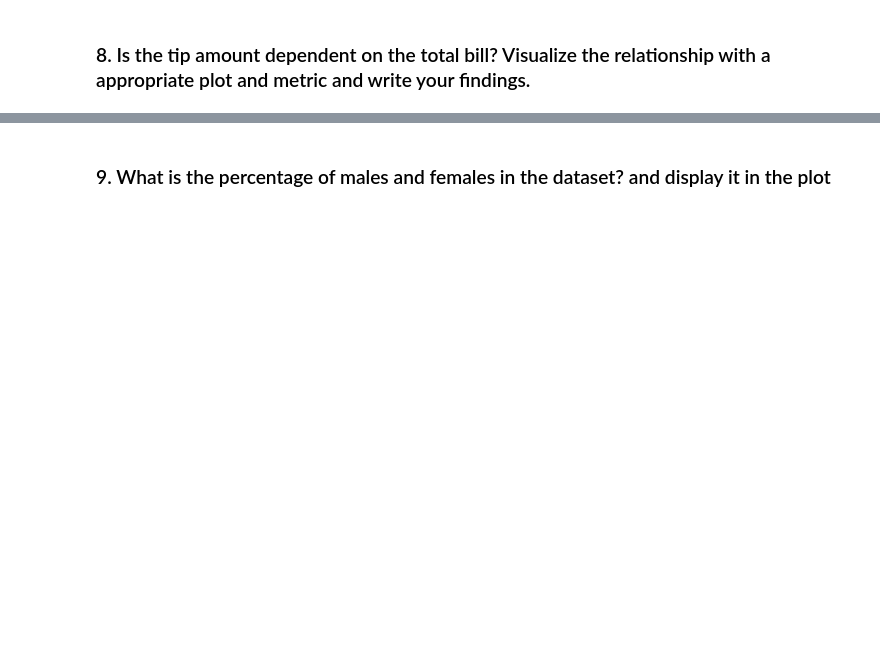
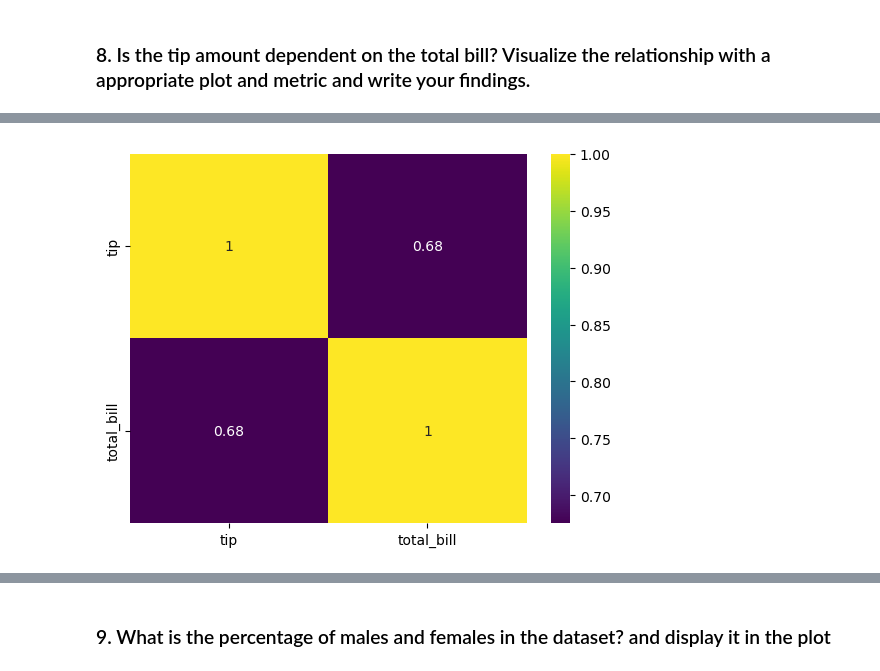
Before and after one commit to GowdthamMS/Gowdtham_M_S-Lab2_Python_for_DS, a Jupyter notebook: Lab 2 - Problem Statement (Python for DS).ipynb, the cells around one changed output, grey strips where cells are left out. Saved outputs shown, nothing was run; the diff lists cells and outputs as text; code cells hidden in the pictures; blank space fills up the shorter version.

```diff
--- a/Lab 2 - Problem Statement (Python for DS).ipynb
+++ b/Lab 2 - Problem Statement (Python for DS).ipynb
@@ -91,3 +136,5 @@ df[['tip', 'total_bill' ]].corr()
 # %%
-sns.heatmap(df[['tip', 'total_bill']].corr(), cannot=True, cmap-'viridis')
+sns.heatmap(df[['tip', 'total_bill']].corr(), annot=True, cmap='viridis')
 plt.show()
+# %% [output]
+[figure, added]
```
Also changed, not shown: parts of 43 cells of this notebook.
